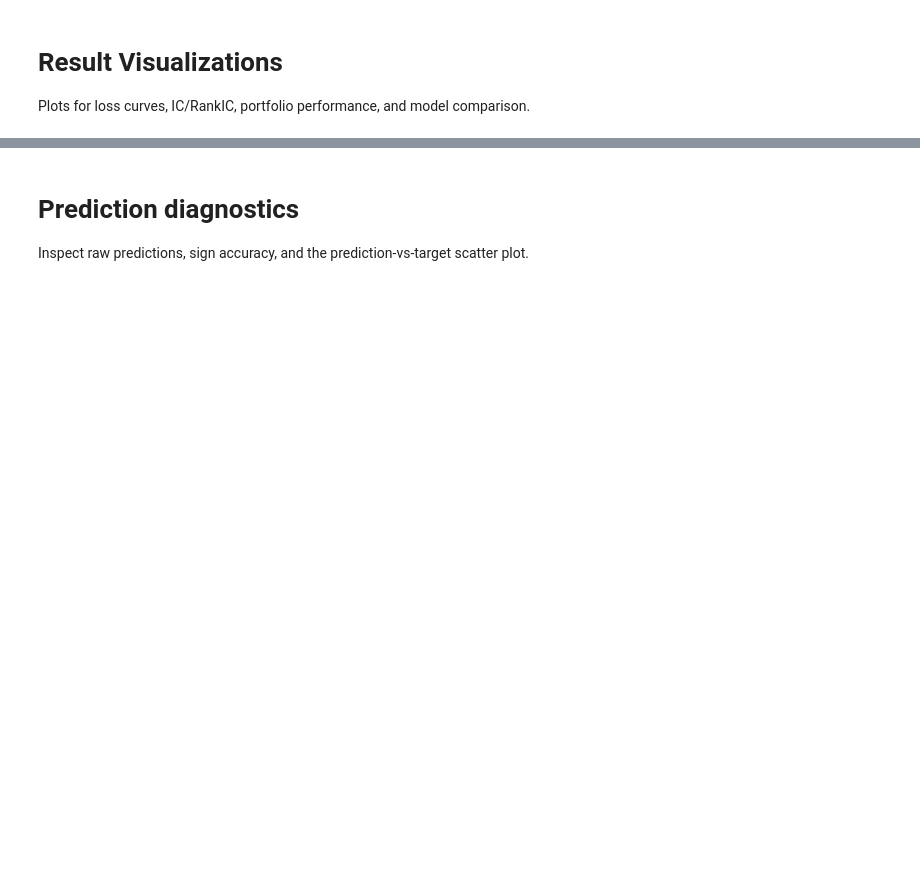
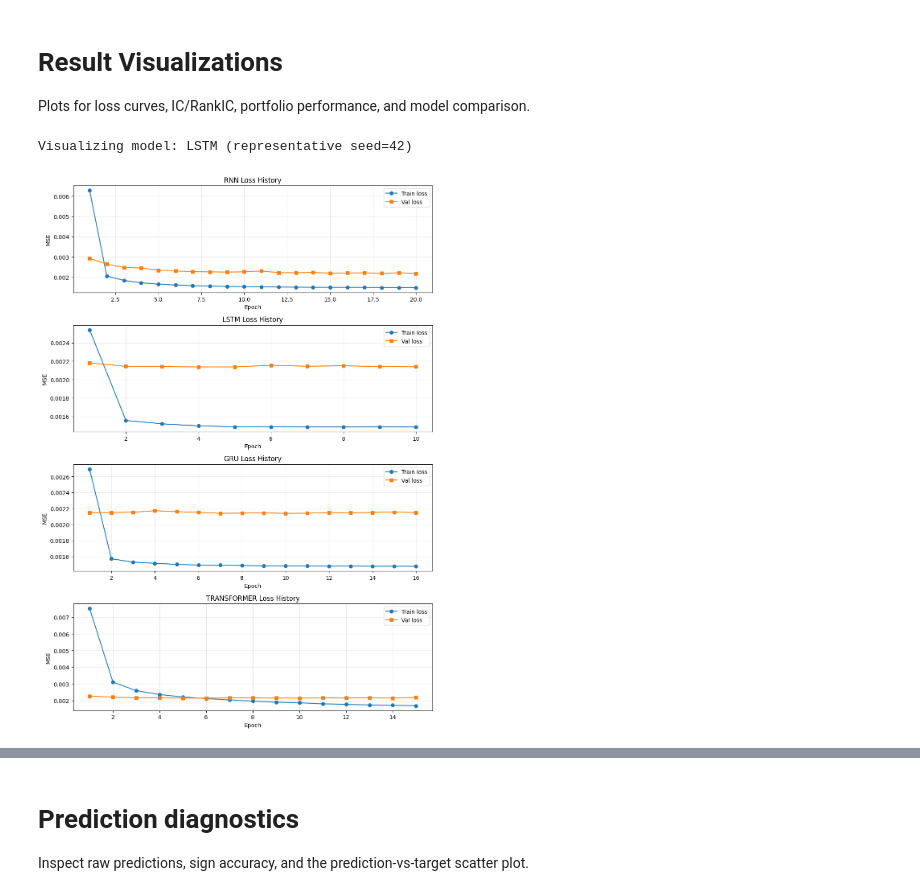
Before and after one commit to huanglechen/StockReturn, a Jupyter notebook: C147A_project_average.ipynb, the cells around one changed output, grey strips where cells are left out. Cells and saved outputs as stored; diff of their text form; code cells hidden in the pictures; blank space fills up the shorter version.

```diff
--- a/C147A_project_average.ipynb
+++ b/C147A_project_average.ipynb
@@ -258,8 +307,15 @@ display(all_seed_summaries)
 
 Plots for loss curves, IC/RankIC, portfolio performance, and model comparison.
 # %%
+import matplotlib.pyplot as plt
+
 best_model = summary.iloc[0]["model"]
 best_seed = representative_seed_by_model[best_model]
 print(f"Visualizing model: {best_model} (representative seed={best_seed})")
-srp.plot_training_histories(results)
+training_fig = srp.plot_training_histories(results)
+display(training_fig)
+plt.close(training_fig)
+# %% [output]
+Visualizing model: LSTM (representative seed=42)
+[figure, added]
 # %%
```
Also changed, not shown: parts of 11 cells of this notebook, 6 other files.
